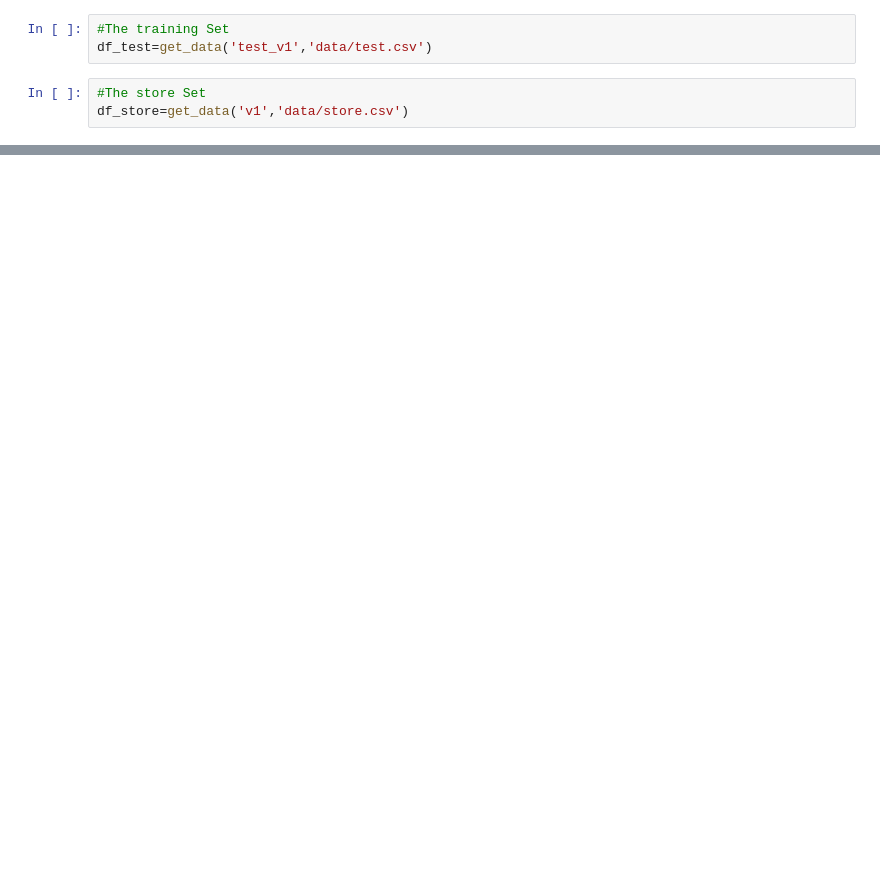
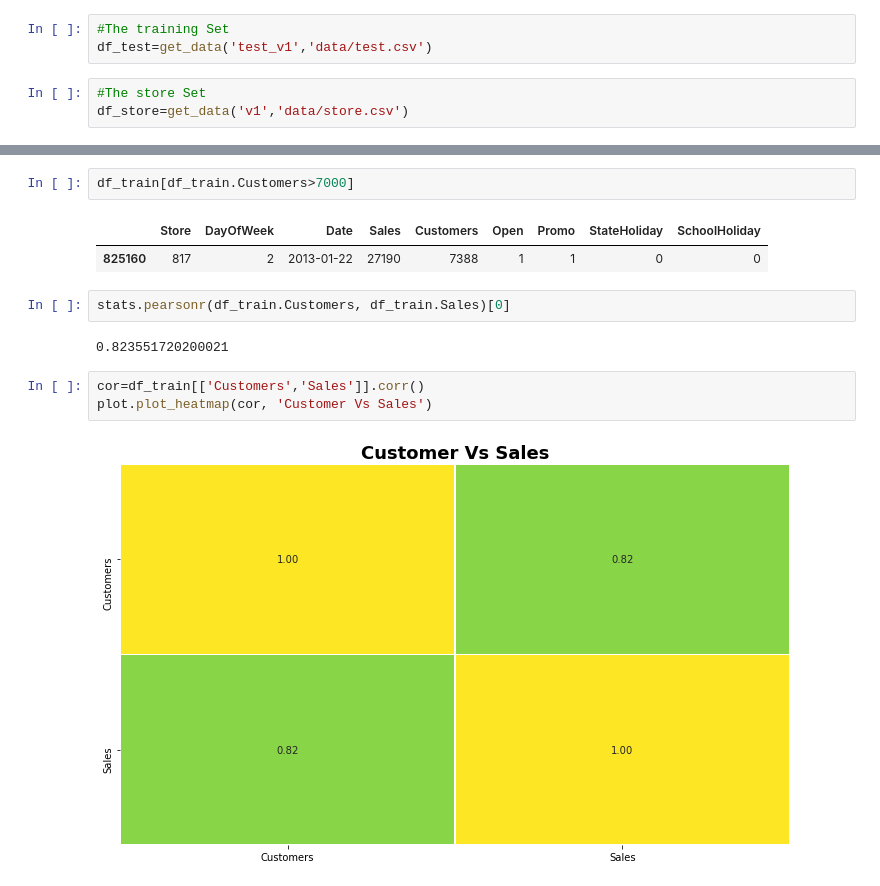
Before and after one commit to bereketkibru/Pharmaceutical-Sales-Prediction, a Jupyter notebook: notebooks/Exploration.ipynb, the cells around one changed output, grey strips where cells are left out. Drawn from its saved outputs; the diff is of its cells as text; blank space fills up the shorter version.

```diff
--- a/notebooks/Exploration.ipynb
+++ b/notebooks/Exploration.ipynb
@@ -43,0 +279,14 @@ df_store=get_data('v1','data/store.csv')
+# %%
+df_train[df_train.Customers>7000]
+# %% [output]
+|  | Store | DayOfWeek | Date | Sales | Customers | Open | Promo | StateHoliday | SchoolHoliday |
+| 825160 | 817 | 2 | 2013-01-22 | 27190 | 7388 | 1 | 1 | 0 | 0 |
+# %%
+stats.pearsonr(df_train.Customers, df_train.Sales)[0]
+# %% [output]
+0.823551720200021
+# %%
+cor=df_train[['Customers','Sales']].corr()
+plot.plot_heatmap(cor, 'Customer Vs Sales')
+# %% [output]
+[figure, added]
```
Also changed, not shown: parts of 57 cells of this notebook, 3 other files.
